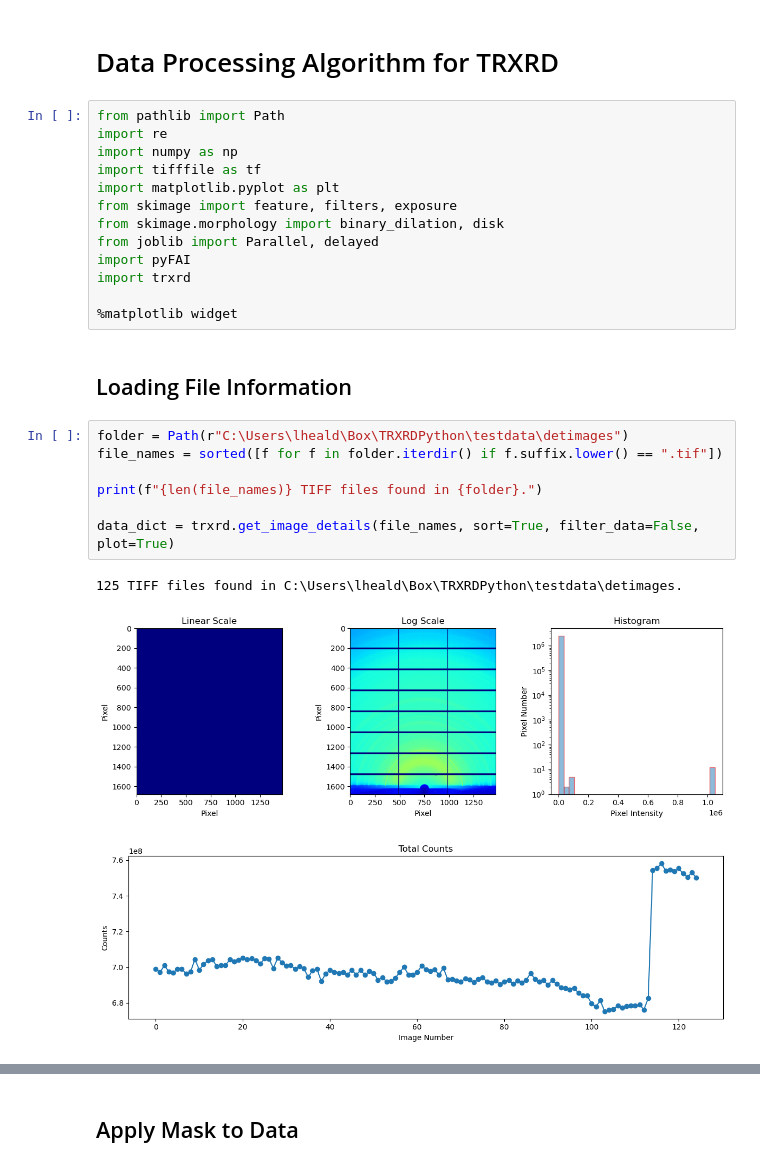
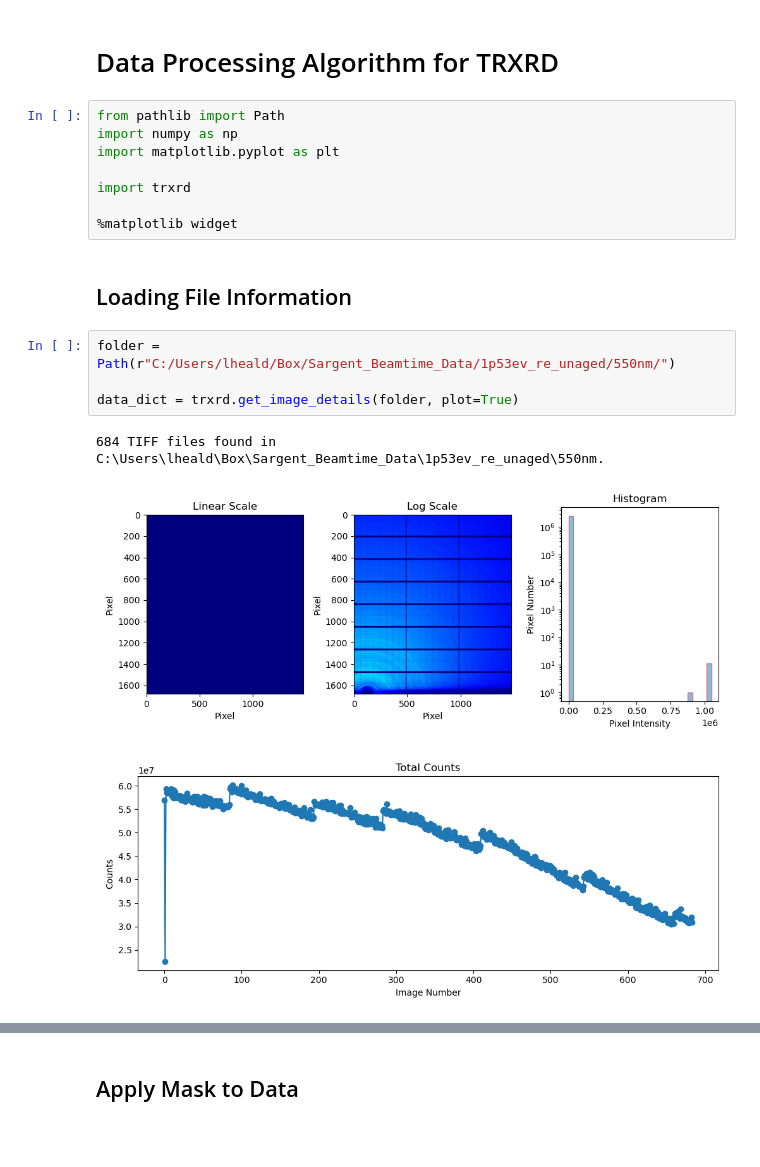
Before and after one commit to lheald2/trxrd, a Jupyter notebook: beta_testing.ipynb, the cells around one changed output, grey strips where cells are left out. Saved outputs shown, nothing was run; the diff lists cells and outputs as text; blank space fills up the shorter version.

```diff
--- a/beta_testing.ipynb
+++ b/beta_testing.ipynb
@@ -2,27 +2,19 @@
 # Data Processing Algorithm for TRXRD
 # %%
 from pathlib import Path
-import re
 import numpy as np
-import tifffile as tf
 import matplotlib.pyplot as plt
-from skimage import feature, filters, exposure
-from skimage.morphology import binary_dilation, disk
-from joblib import Parallel, delayed
-import pyFAI
+
 import trxrd
 
 %matplotlib widget
 # %% [markdown]
 ## Loading File Information
 # %%
-folder = Path(r"C:\Users\lheald\Box\TRXRDPython\testdata\detimages")
-file_names = sorted([f for f in folder.iterdir() if f.suffix.lower() == ".tif"])
+folder = Path(r"C:/Users/lheald/Box/Sargent_Beamtime_Data/1p53ev_re_unaged/550nm/")
 
-print(f"{len(file_names)} TIFF files found in {folder}.")
-
-data_dict = trxrd.get_image_details(file_names, sort=True, filter_data=False, plot=True)
+data_dict = trxrd.get_image_details(folder, plot=True)
 # %% [output]
-125 TIFF files found in C:\Users\lheald\Box\TRXRDPython\testdata\detimages.
+684 TIFF files found in C:\Users\lheald\Box\Sargent_Beamtime_Data\1p53ev_re_unaged\550nm.
-[figure, old version]
+[figure, new version]
-[figure, old version]
+[figure, new version]
```
Also changed, not shown: parts of 25 cells of this notebook, 6 other files.
